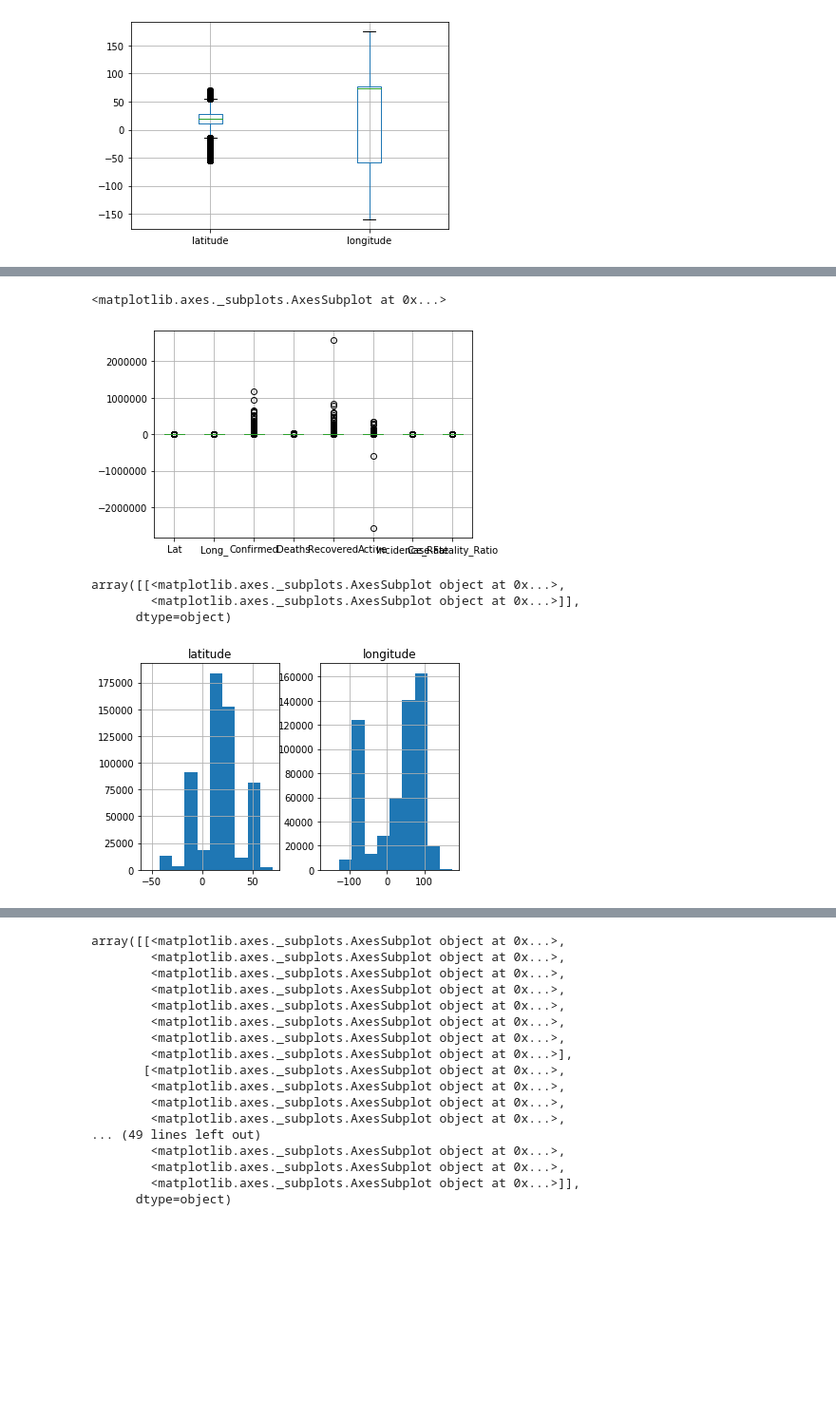
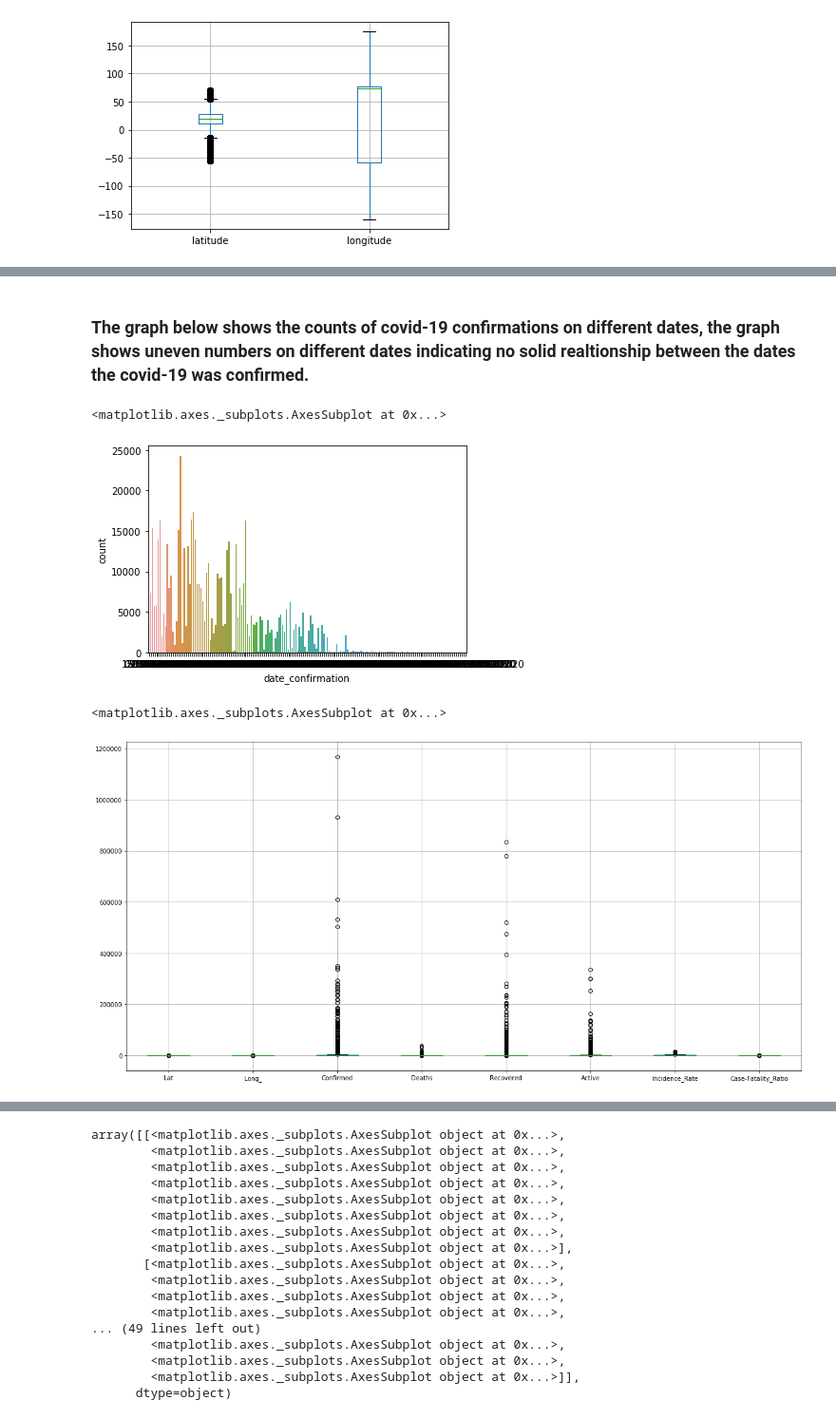
Before and after one commit to rsehmbi/covid19, a Jupyter notebook: ExploratoryDataAnalysis.ipynb, the cells around one changed output, grey strips where cells are left out. Shown: that part at 95% size. Saved outputs shown, nothing was run; the diff lists cells and outputs as text; code cells hidden in the pictures; blank space fills up the shorter version.

```diff
--- a/ExploratoryDataAnalysis.ipynb
+++ b/ExploratoryDataAnalysis.ipynb
@@ -7,7 +9,7 @@ from pandas.plotting import scatter_matrix
 # %% [markdown]
 # Loading the Dataset
 # %%
-IndividualCases = pd.read_csv("dataset/processed_individual_cases_Sep20th2020.csv")
+IndividualCases = pd.read_csv("dataset/processed_individual_cases_Sep20th2020.csv", parse_dates=["date_confirmation"])
 ProcessedLocations = pd.read_csv("dataset/processed_location_Sep20th2020.csv")
 # %% [markdown]
 # Analyzing the Dataset head
@@ -151,12 +149,15 @@ plt.plot(IndividualCases.index,IndividualCases["longitude"], '.', color='black')
-# %%
-ProcessedLocations.boxplot()
-# %% [output]
-<matplotlib.axes._subplots.AxesSubplot at 0x...>
-[figure, removed]
-# %%
-IndividualCases.hist()
-# %% [output]
-array([[<matplotlib.axes._subplots.AxesSubplot object at 0x...>,
-        <matplotlib.axes._subplots.AxesSubplot object at 0x...>]],
-      dtype=object)
-[figure, removed]
+# %% [markdown]
+### The graph below shows the counts of covid-19 confirmations on different dates, the graph shows uneven numbers on different dates indicating no solid realtionship between the dates the covid-19 was confirmed.
+# %%
+Date_Count = IndividualCases.dropna(subset = ["date_confirmation"])
+Date_Count = Date_Count.drop(columns =['age','sex','province','country','latitude','longitude','additional_information','source'])
+sns.countplot(Date_Count["date_confirmation"])
+# %% [output]
+<matplotlib.axes._subplots.AxesSubplot at 0x...>
+[figure, added]
+# %%
+NoNAProcessedLocations = ProcessedLocations.dropna()
+NoNAProcessedLocations.boxplot(figsize=(20,10))
+# %% [output]
+<matplotlib.axes._subplots.AxesSubplot at 0x...>
+[figure, added]
```
Also changed, not shown: parts of 28 cells of this notebook.
